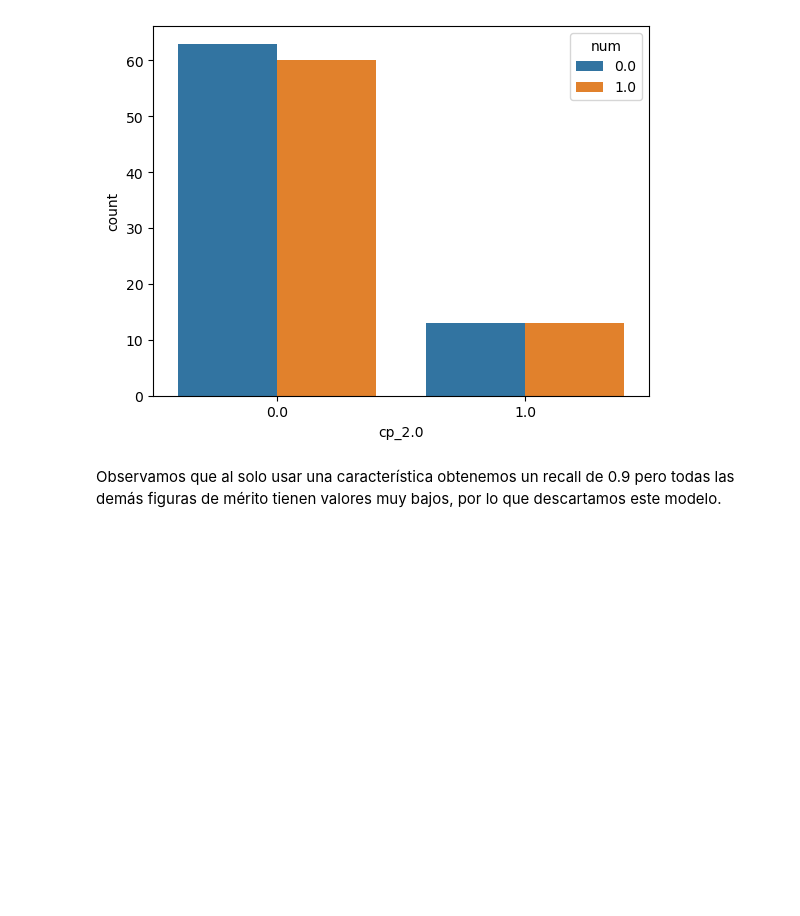
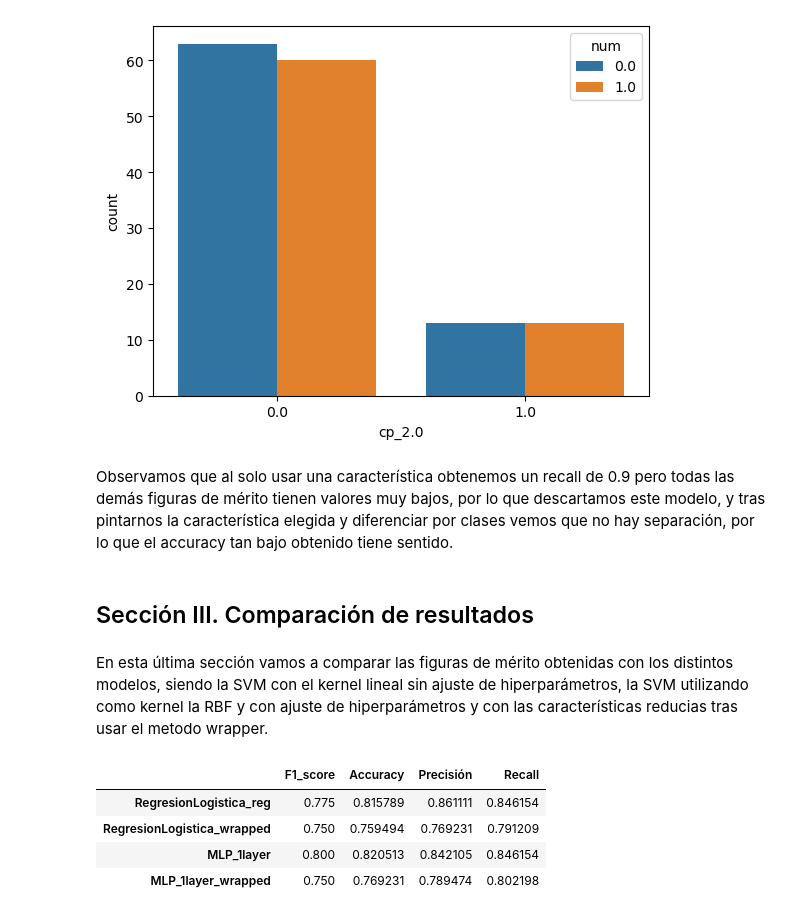
Before and after one commit to alvaar04/Tarea2ML, a Jupyter notebook: G08.ipynb, the cells around one changed output. Saved outputs shown, nothing was run; the diff lists cells and outputs as text; code cells hidden in the pictures; blank space fills up the shorter version.

```diff
--- a/G08.ipynb
+++ b/G08.ipynb
@@ -632,4 +670,31 @@ sns.countplot(data = X_diseno_wrapped,x = 'cp_2.0',hue=Y_Diseño['num'])
 <Axes: xlabel='cp_2.0', ylabel='count'>
 [figure]
 # %% [markdown]
-Observamos que al solo usar una característica obtenemos un recall de 0.9 pero todas las demás figuras de mérito tienen valores muy bajos, por lo que descartamos este modelo.
+Observamos que al solo usar una característica obtenemos un recall de 0.9 pero todas las demás figuras de mérito tienen valores muy bajos, por lo que descartamos este modelo, y tras pintarnos la característica elegida y diferenciar por clases vemos que no hay separación, por lo que el accuracy tan bajo obtenido tiene sentido.
+# %% [markdown]
+## Sección III. Comparación de resultados
+# %% [markdown]
+En esta última sección vamos a comparar las figuras de mérito obtenidas con los distintos modelos, siendo la SVM con el kernel lineal sin ajuste de hiperparámetros,  la SVM utilizando  como kernel la RBF y con ajuste de hiperparámetros y con las características reducias tras usar el metodo wrapper.
+# %%
+# Datos originales
+tabla_Resultados = {
+    'RegresionLogistica_reg':     [0.846154, 0.815789, 0.861111, 0.775],
+    'RegresionLogistica_wrapped': [0.791209, 0.759494, 0.769231, 0.75],
+    'MLP_1layer':                 [0.846154, 0.820513, 0.842105, 0.8],
+    'MLP_1layer_wrapped':        [0.802198, 0.769231, 0.789474, 0.75]
+}
+
+# Crear DataFrame
+tabla_Resultados = pd.DataFrame(tabla_Resultados, index=['Recall', 'Accuracy', 'Precisión', 'F1_score'])
+
+# Cambiar el orden de las filas
+nuevo_orden = ['F1_score', 'Accuracy', 'Precisión', 'Recall']
+tabla_Resultados = tabla_Resultados.loc[nuevo_orden]
+
+tabla_Resultados.T
+# %% [output]
+|  | F1_score | Accuracy | Precisión | Recall |
+| RegresionLogistica_reg | 0.775 | 0.815789 | 0.861111 | 0.846154 |
+| RegresionLogistica_wrapped | 0.750 | 0.759494 | 0.769231 | 0.791209 |
+| MLP_1layer | 0.800 | 0.820513 | 0.842105 | 0.846154 |
+| MLP_1layer_wrapped | 0.750 | 0.769231 | 0.789474 | 0.802198 |
```
Also changed, not shown: parts of 9 cells of this notebook.
